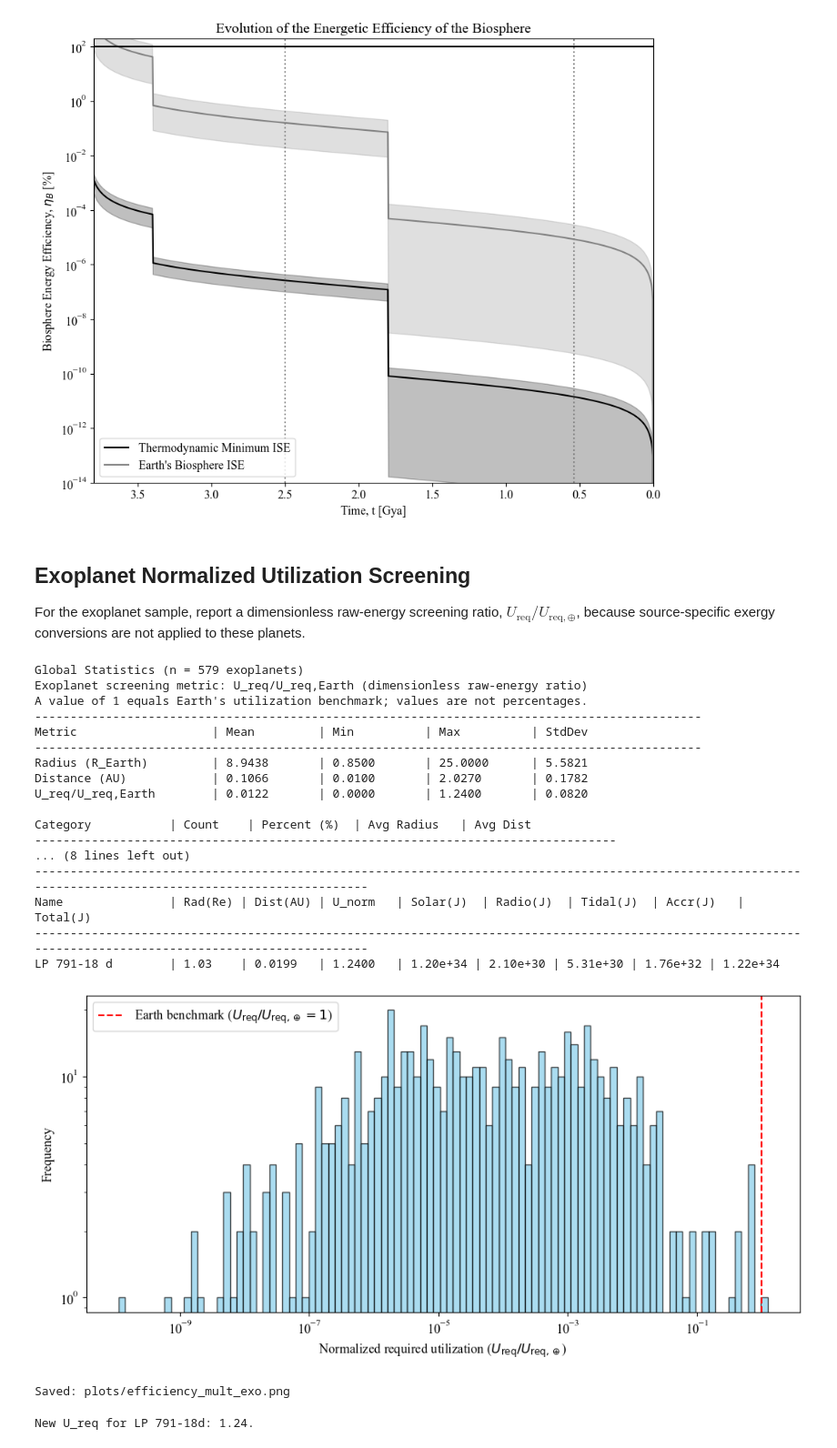
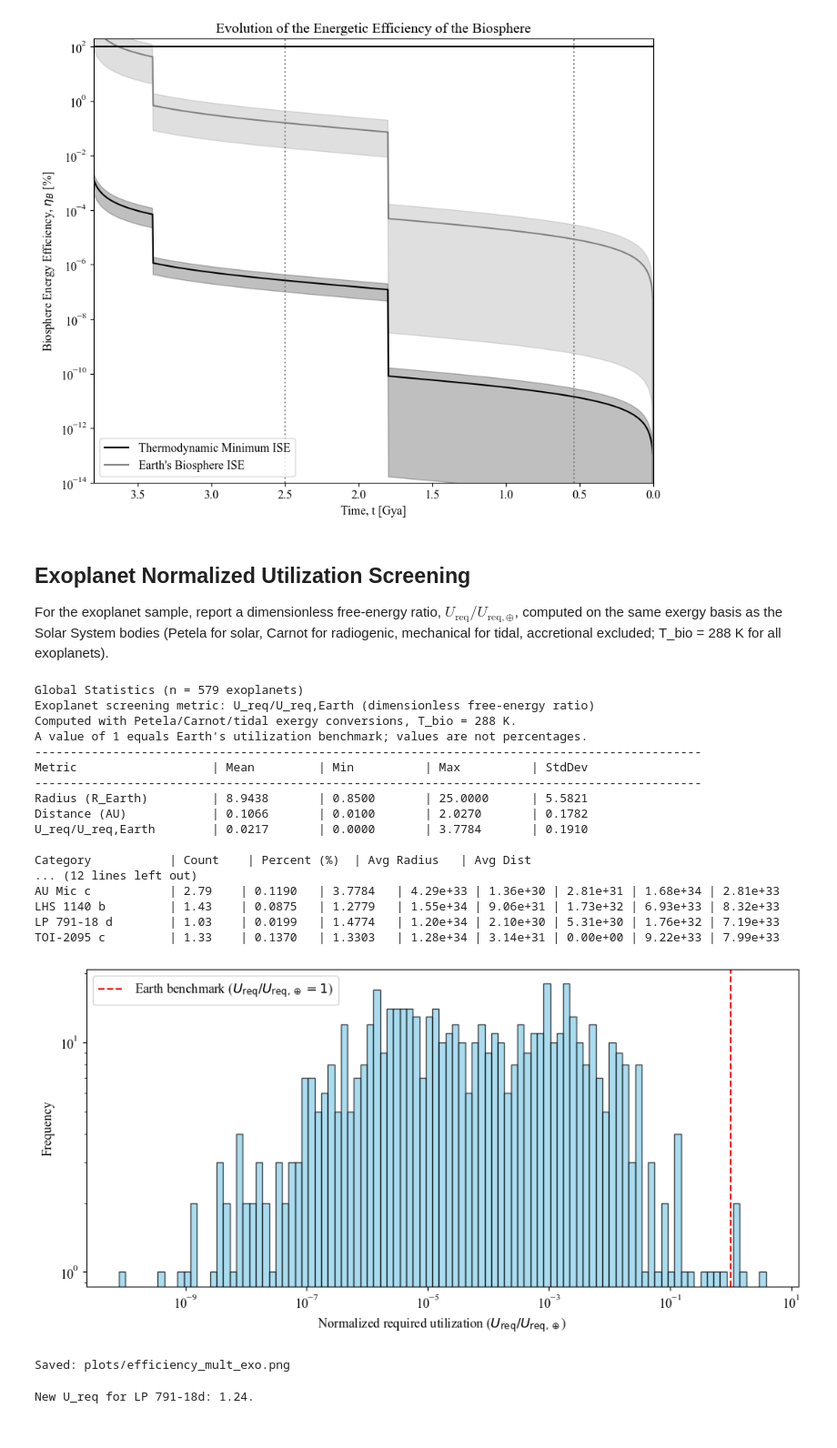
Before and after one commit to bradleylab/energy-biosphere, a Jupyter notebook: biosphere_size_model.ipynb, the cells around one changed output. Shown at 91% size. Cells and saved outputs as stored; diff of their text form; code cells hidden in the pictures.

```diff
--- a/biosphere_size_model_v5.ipynb
+++ b/biosphere_size_model.ipynb
@@ -51,6 +51,7 @@ T = CONST["T_surface"]["value"]            # 288 K
 # New v4 constants
 Ea_depurination = CONST["Ea_depurination"]["value"]  # 130000 J/mol
 T_sun_eff = CONST["T_sun_eff"]["value"]              # 5778 K
+R_sun_m = CONST["R_sun_m"]["value"]                  # 6.957e8 m (IAU 2015)
 N_A = CONST["N_A"]["value"]                          # 6.022e23 mol^-1
 
 # Convert Ea from J/mol to J/molecule for Arrhenius calculations
@@ -973,21 +1116,15 @@ print(f"Max zeta_bio (thermo min): {zeta_max_info:.3e}")
 print(f"Max zeta_bio (empirical, raw): {zeta_max_bio:.1f}")
 print(f"Max zeta_bio (empirical, free energy): {zeta_max_bio_free:.1f}")
 
-# v4: U_req on free-energy basis for all bodies
+# v5 revision: U_req on free-energy basis for all bodies (SS + exoplanets)
+# F_total_values now contains entries for both SS and exoplanets after cell 17.
 U_req_free = []
 for i in range(len(names)):
-    if i < len(F_total_values):
-        F_body = F_total_values[i]
-        if F_body > 0:
-            U_req_free.append(E_bio_empirical / F_body * 100)
-        else:
-            U_req_free.append(float('inf'))
+    F_body = F_total_values[i] if i < len(F_total_values) else 0.0
+    if F_body > 0:
+        U_req_free.append(E_bio_empirical / F_body * 100)
     else:
-        # Exoplanets: use raw total (no exergy conversion applied yet)
-        if total_es[i] > 0:
-            U_req_free.append(E_bio_empirical / total_es[i] * 100)
-        else:
-            U_req_free.append(float('inf'))
+        U_req_free.append(float('inf'))
 
 print(f"\nU_req (free energy basis, first 10 SS bodies):")
 for i in range(min(10, len(df_ss))):
@@ -1175,14 +1312,16 @@ Present-day efficiency (thermo min): 8.2751e-07 %
 # %% [markdown]
 ## Exoplanet Normalized Utilization Screening
 
-For the exoplanet sample, report a dimensionless raw-energy screening ratio,
-$U_{\mathrm{req}}/U_{\mathrm{req},\oplus}$, because source-specific exergy conversions are not applied to these planets.
+For the exoplanet sample, report a dimensionless free-energy ratio,
+$U_{\mathrm{req}}/U_{\mathrm{req},\oplus}$, computed on the same exergy basis
+as the Solar System bodies (Petela for solar, Carnot for radiogenic, mechanical
+for tidal, accretional excluded; T_bio = 288 K for all exoplanets).
 # %%
 def exoplanet_histogram():
     """Summary table, global stats, and specific outlier details."""
     # 1. Slice exoplanet data.
     # ss_count is the index where Solar System bodies end and exoplanets begin.
-    exo_e = np.array(total_es[ss_count:])
+    exo_e = np.array(F_total_values[ss_count:])
     exo_names_local = np.array(names[ss_count:])
     exo_radii_local = np.array(radii[ss_count:])
     exo_dist_local = np.array(distances[ss_count:])
@@ -1193,12 +1332,13 @@ def exoplanet_histogram():
     exo_tidal = np.array(tidal_energy_values[ss_count:])
     exo_accr = np.array(accretional_energy_values[ss_count:])
 
-    earth_tot = total_es[EARTH_IDX]
+    earth_tot = F_total_values[EARTH_IDX]
     n_total = len(exo_e)
 
     # Exoplanet screening metric: dimensionless ratio to Earth's utilization benchmark.
-    # This is E_Earth / E_planet on the same raw-energy basis, equivalent to
-    # U_req / U_req,Earth. It is not a percent utilization.
+    # v5 revision: computed on free-energy (exergy) basis using F_total_values for
+    # both Earth and the exoplanet sample.  Equivalent to U_req / U_req,Earth.
+    # Not a percent utilization.
     u_req_norm = earth_tot / exo_e
 
     # Unit conversion.
@@ -1207,7 +1347,8 @@ def exoplanet_histogram():
 
     # --- 1. Global statistics ---
     print(f"Global Statistics (n = {n_total} exoplanets)")
-    print("Exoplanet screening metric: U_req/U_req,Earth (dimensionless raw-energy ratio)")
+    print("Exoplanet screening metric: U_req/U_req,Earth (dimensionless free-energy ratio)")
+    print("Computed with Petela/Carnot/tidal exergy conversions, T_bio = 288 K.")
     print("A value of 1 equals Earth's utilization benchmark; values are not percentages.")
     print("-" * 94)
     print(f"{'Metric':<24} | {'Mean':<12} | {'Min':<12} | {'Max':<12} | {'StdDev':<12}")
@@ -1281,42 +1422,42 @@ def exoplanet_histogram():
             np.log10(u_req_norm[valid_mask].min()),
             np.log10(u_req_norm[valid_mask].max()),
             100,
         )
         ax.hist(u_req_norm[valid_mask], bins=bins, edgecolor="black", color="skyblue", alpha=0.7)
         ax.axvline(
             x=1.0,
             color="red",
             linestyle="--",
             label=r"Earth benchmark ($U_{\mathrm{req}}/U_{\mathrm{req},\oplus}=1$)",
         )
         ax.set_xlabel(r"Normalized required utilization ($U_{\mathrm{req}}/U_{\mathrm{req},\oplus}$)")
         ax.set_ylabel("Frequency")
         ax.legend()
         fig.tight_layout()
         fig.savefig("plots/efficiency_mult_exo.png", bbox_inches="tight", dpi=150)
         plt.show()
         print("Saved: plots/efficiency_mult_exo.png")
 
 exoplanet_histogram()
 # %% [output]
 Global Statistics (n = 579 exoplanets)
-Exoplanet screening metric: U_req/U_req,Earth (dimensionless raw-energy ratio)
+Exoplanet screening metric: U_req/U_req,Earth (dimensionless free-energy ratio)
+Computed with Petela/Carnot/tidal exergy conversions, T_bio = 288 K.
 A value of 1 equals Earth's utilization benchmark; values are not percentages.
 ----------------------------------------------------------------------------------------------
 Metric                   | Mean         | Min          | Max          | StdDev
 ----------------------------------------------------------------------------------------------
 Radius (R_Earth)         | 8.9438       | 0.8500       | 25.0000      | 5.5821
 Distance (AU)            | 0.1066       | 0.0100       | 2.0270       | 0.1782
-U_req/U_req,Earth        | 0.0122       | 0.0000       | 1.2400       | 0.0820
+U_req/U_req,Earth        | 0.0217       | 0.0000       | 3.7784       | 0.1910
 
 Category           | Count    | Percent (%)  | Avg Radius   | Avg Dist
-----------------------------------------------------------------------------------
-... (8 lines left out)
------------------------------------------------------------------------------------------------------------------------------------------------------------
-Name               | Rad(Re) | Dist(AU) | U_norm   | Solar(J)  | Radio(J)  | Tidal(J)  | Accr(J)   | Total(J)
------------------------------------------------------------------------------------------------------------------------------------------------------------
-LP 791-18 d        | 1.03    | 0.0199   | 1.2400   | 1.20e+34 | 2.10e+30 | 5.31e+30 | 1.76e+32 | 1.22e+34
+... (12 lines left out)
+AU Mic c           | 2.79    | 0.1190   | 3.7784   | 4.29e+33 | 1.36e+30 | 2.81e+31 | 1.68e+34 | 2.81e+33
+LHS 1140 b         | 1.43    | 0.0875   | 1.2779   | 1.55e+34 | 9.06e+31 | 1.73e+32 | 6.93e+33 | 8.32e+33
+LP 791-18 d        | 1.03    | 0.0199   | 1.4774   | 1.20e+34 | 2.10e+30 | 5.31e+30 | 1.76e+32 | 7.19e+33
+TOI-2095 c         | 1.33    | 0.1370   | 1.3303   | 1.28e+34 | 3.14e+31 | 0.00e+00 | 9.22e+33 | 7.99e+33
-[figure, old version]
+[figure, new version]
 Saved: plots/efficiency_mult_exo.png
 # %%
 '''
```
Also changed, not shown: parts of 10 cells of this notebook, 2 other files.
